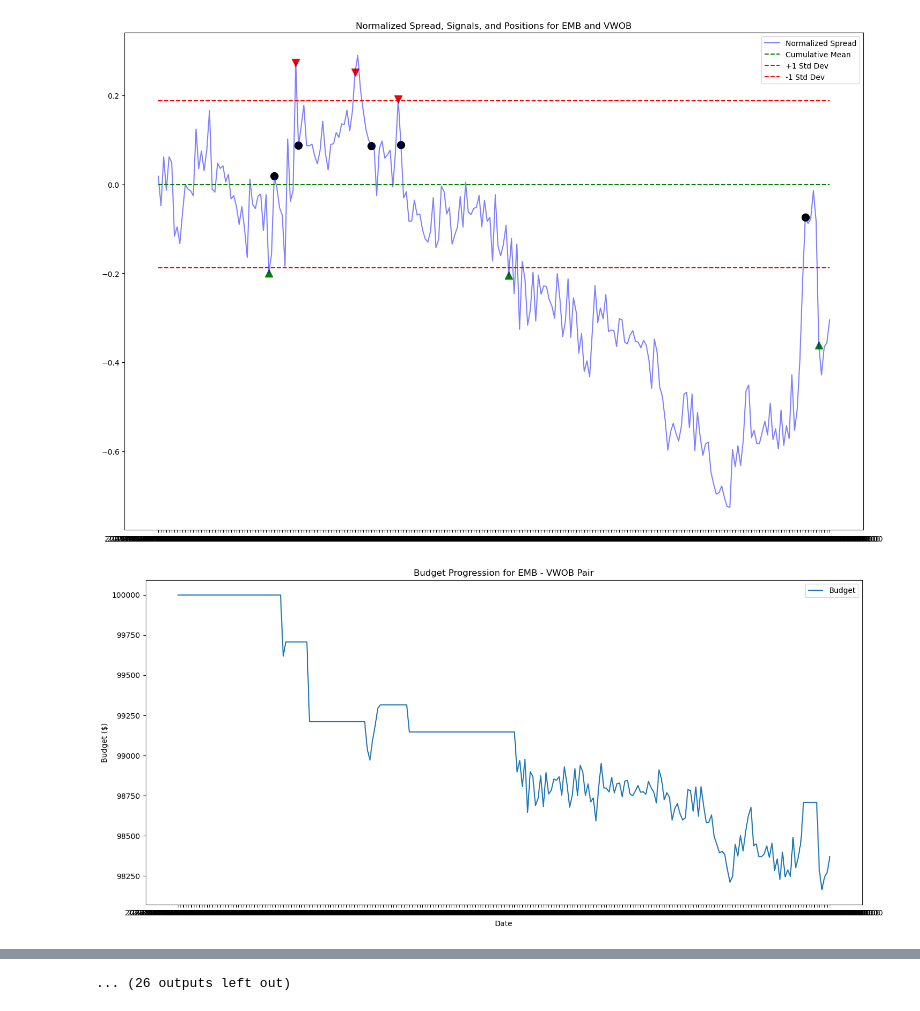
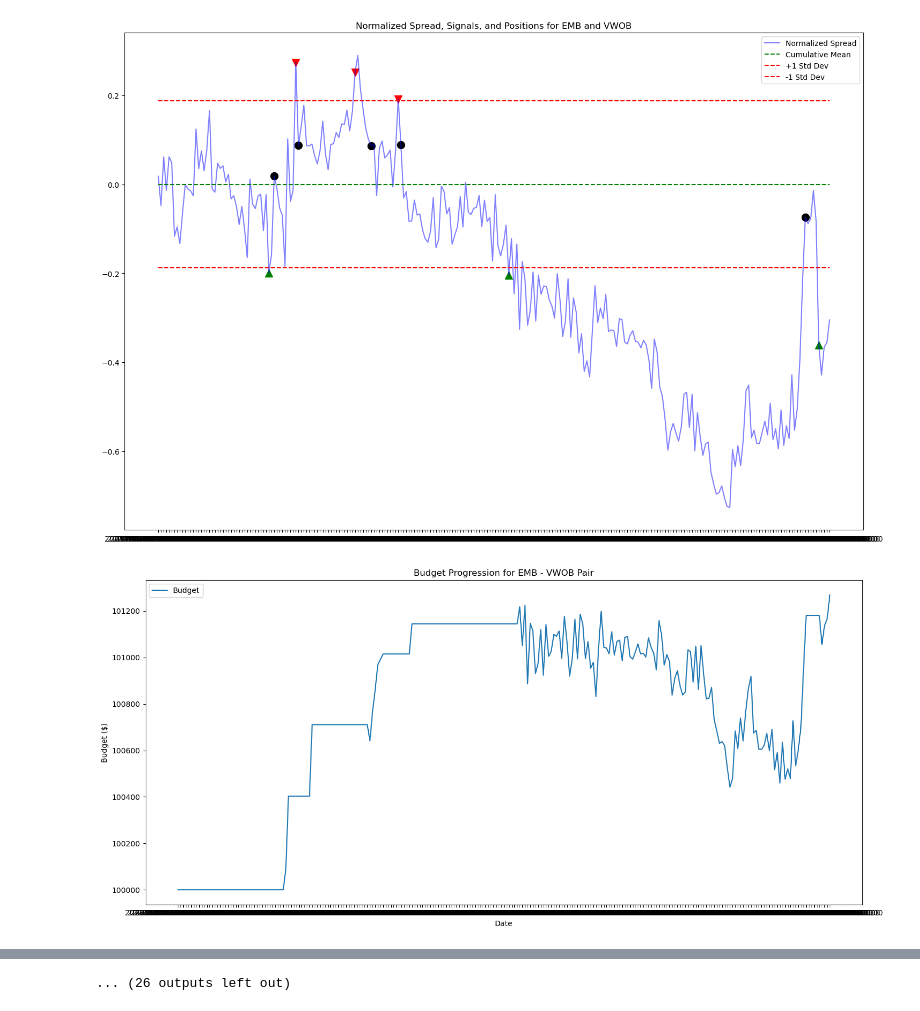
Before and after one commit to kerem-kaynak/pairs-trading-with-ml, a Jupyter notebook: notebooks/etfs/Chapter33_Traditional_Pairs_Trading.ipynb, the cells around one changed output, grey strips where cells are left out. Drawn from its saved outputs; the diff is of its cells as text; code cells hidden in the pictures.

Commit message:
add generated plots

```diff
--- a/notebooks/etfs/Chapter33_Traditional_Pairs_Trading.ipynb
+++ b/notebooks/etfs/Chapter33_Traditional_Pairs_Trading.ipynb
@@ -30,5 +31,21 @@ correlation_pairs_df.columns = ['Asset1', 'Asset2', 'Correlation']
 
 correlation_pairs_df = correlation_pairs_df[correlation_pairs_df['Asset1'] < correlation_pairs_df['Asset2']]
 sorted_correlation_pairs = correlation_pairs_df.sort_values(by='Correlation', ascending=False)
+top_10_correlation_pairs = sorted_correlation_pairs.head(10)
+
+# Create a new correlation matrix with only the top 10 pairs
+top_10_assets = list(set(top_10_correlation_pairs['Asset1'].tolist() + top_10_correlation_pairs['Asset2'].tolist()))
+top_10_correlation_matrix = correlation_matrix.loc[top_10_assets, top_10_assets]
+
+# Visualize the correlation matrix for top 10 pairs
+plt.figure(figsize=(10, 8))
+sns.heatmap(top_10_correlation_matrix, annot=True, cmap='coolwarm', vmin=-1, vmax=1, fmt='.2f')
+plt.title('Correlation Matrix of Top 10 Highest Correlated Asset Pairs')
+plt.tight_layout()
+plt.savefig('top_10_correlation_matrix_heatmap.png', dpi=300, bbox_inches='tight')
+plt.show()
+
+correlation_pairs_df = correlation_pairs_df[correlation_pairs_df['Asset1'] < correlation_pairs_df['Asset2']]
+sorted_correlation_pairs = correlation_pairs_df.sort_values(by='Correlation', ascending=False)
 top_19_correlation_pairs = sorted_correlation_pairs.head(19)
 top_19_pairs_list = top_19_correlation_pairs[['Asset1', 'Asset2']].values.tolist()
@@ -110,11 +129,11 @@ for pair in top_19_pairs_list:
 
     returns = []
     for i in range(1, len(positions)):
-        if positions.iloc[i] == 1:
+        if positions.iloc[i-1] == 1:
             return_1 = -(ticker_series_1.iloc[i] / ticker_series_1.iloc[i-1] - 1)
             return_2 = ticker_series_2.iloc[i] / ticker_series_2.iloc[i-1] - 1
             daily_return = return_1 + return_2
-        elif positions.iloc[i] == -1:
+        elif positions.iloc[i-1] == -1:
             return_1 = ticker_series_1.iloc[i] / ticker_series_1.iloc[i-1] - 1
             return_2 = -(ticker_series_2.iloc[i] / ticker_series_2.iloc[i-1] - 1)
             daily_return = return_1 + return_2
@@ -133,7 +152,7 @@ for pair in top_19_pairs_list:
     plt.plot(dates, spread_mean_series + spread_std_series, color='red', linestyle='--', label='+1 Std Dev')
     plt.plot(dates, spread_mean_series - spread_std_series, color='red', linestyle='--', label='-1 Std Dev')
 
-    for i in range(1, len(positions)):
+    for i in range(1,len(positions)):
         if positions[i] != positions[i-1]:
             if positions[i] == 1:
                 plt.scatter(dates[i], spread.values[i], color='green', marker='^', s=100)
@@ -182,3 +201,3 @@ results_df.to_csv('../../assets/etfs/backtesting_traditional_pairs_trading_resul
 [figure]
-[figure, old version]
+[figure, new version]
 [figure]
```
Also changed, not shown: parts of 3 cells of this notebook, 25 other files.
